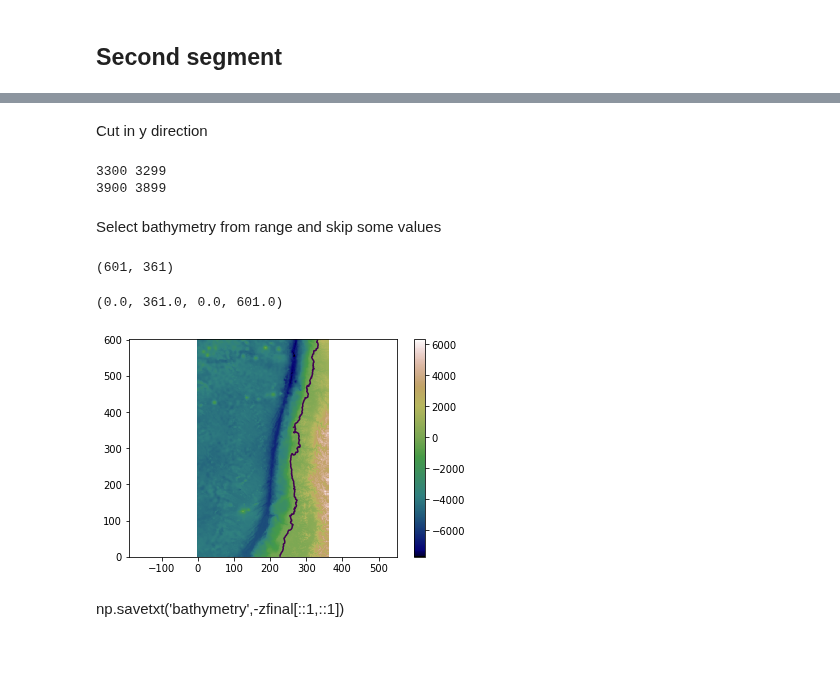
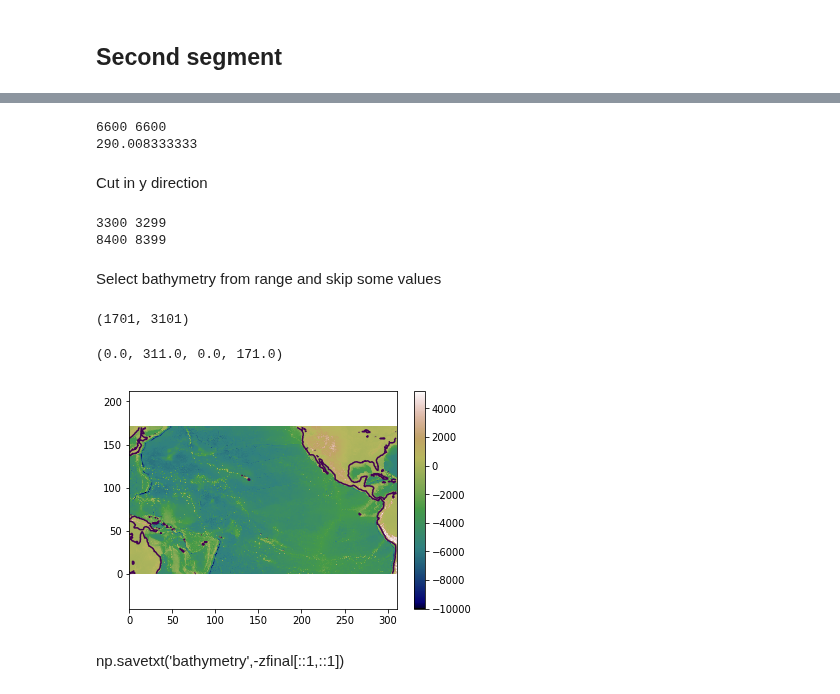
Before and after one commit to jgalazm/Nami, a Jupyter notebook: validation/06_illapel2015/data/bathymetry.ipynb, the cells around one changed output, grey strips where cells are left out. Cells and saved outputs as stored; diff of their text form; code cells hidden in the pictures; blank space fills up the shorter version.

```diff
--- a/validation/06_illapel2015/data/bathymetry.ipynb
+++ b/validation/06_illapel2015/data/bathymetry.ipynb
@@ -35,8 +35,8 @@ Xmin=-76, Xmax=-70, Ymin=-35, Ymax=-25,
 # %% [output]
 284
 # %%
-x0 = -76
-x1 = -70
+x0 = 135
+x1 = 180
 i0 = int((x0+180)*60)
 i1 = int((x1+180)*60)
 print(i0,np.argmin(np.abs(x0-x[:])))
@@ -58,34 +53,42 @@ print(x[i2]+360)
+# %%
+x2 = -70
+i2 = int((x2+180)*60)
+print(i2,np.argmin(np.abs(x2-x[:])))
+print(x[i2]+360)
+# %% [output]
+6600 6600
+290.008333333
 # %% [markdown]
 Cut in y direction
 # %%
 y0 = -35
-y1 = -25
+y1 = 50
 j0 = int((y0+90)*60)
 j1 = int((y1+90)*60)
 print(j0, np.argmin(np.abs(y0-y[:])))
 print(j1, np.argmin(np.abs(y1-y[:])))
 # %% [output]
 3300 3299
-3900 3899
+8400 8399
 # %% [markdown]
 Select bathymetry from range and skip some values
 # %%
-zfinal = z[j0:(j1+1),i0:(i1+1)]
-# zsecond = z[j0:(j1+1),:(i2+1)]
-# zfinal = np.hstack([zfirst,zsecond])[::3,::3]
+zfirst = z[j0:(j1+1),i0:(i1+1)]
+zsecond = z[j0:(j1+1),:(i2+1)]
+zfinal = np.hstack([zfirst,zsecond])[::3,::3]
 # zfinal = z[j0:(j1+1),i0:(i1+1)][::2,::2]
 # %%
 zfinal.shape
 # %% [output]
-(601, 361)
+(1701, 3101)
 # %%
-plt.pcolormesh(zfinal[::1,::1],cmap=plt.cm.gist_earth)
+plt.pcolormesh(zfinal[::10,::10],cmap=plt.cm.gist_earth)
 plt.colorbar()
-plt.contour(zfinal[::1,::1],[0.0])
+plt.contour(zfinal[::10,::10],[0.0])
 plt.axis('equal')
 # %% [output]
-(0.0, 361.0, 0.0, 601.0)
+(0.0, 311.0, 0.0, 171.0)
-[figure, old version]
+[figure, new version]
 # %% [markdown]
 np.savetxt('bathymetry',-zfinal[::1,::1])
 # %%
```
Also changed, not shown: parts of 2 cells of this notebook, 5 other files.
